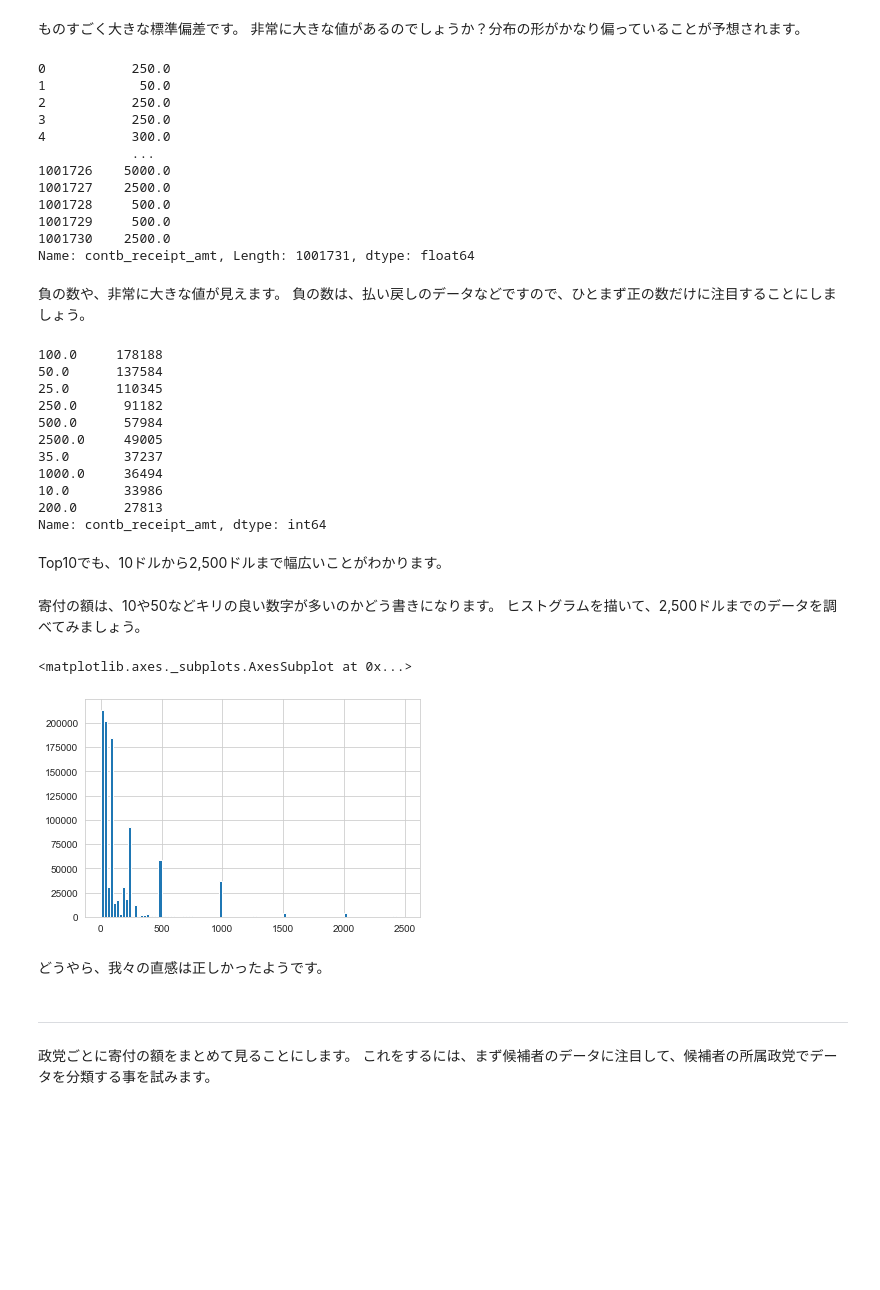
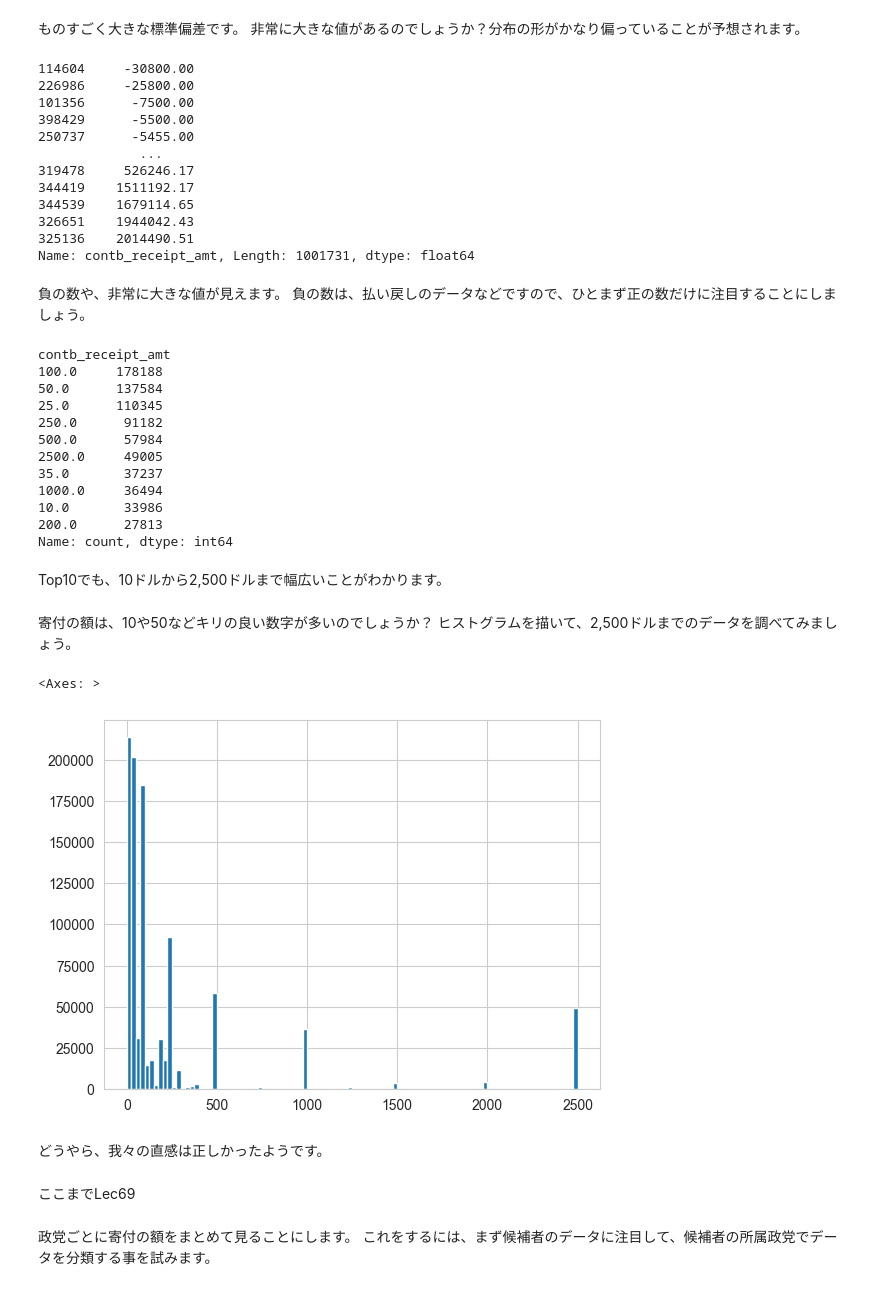
Before and after one commit to tsjshg/udemy-pyds, a Jupyter notebook: Lec66-70.ipynb, the cells around one changed output. Cells and saved outputs as stored; diff of their text form; code cells hidden in the pictures; blank space fills up the shorter version.

```diff
--- a/Lec66-70.ipynb
+++ b/Lec66-70.ipynb
@@ -374,37 +422,31 @@ print('寄付の平均は{:0.2f}ドルで、その標準偏差は{:0.2f}です
 top_donor = donor_df['contb_receipt_amt'].copy()
 
 # ソートしましょう。
-#top_donor.sort()
 top_donor.sort_values()
-
-top_donor
 # %% [output]
-0           250.0
-1            50.0
-2           250.0
-3           250.0
-4           300.0
-            ...
-1001726    5000.0
-1001727    2500.0
-1001728     500.0
-1001729     500.0
-1001730    2500.0
+114604     -30800.00
+226986     -25800.00
+101356      -7500.00
+398429      -5500.00
+250737      -5455.00
+             ...
+319478     526246.17
+344419    1511192.17
+344539    1679114.65
+326651    1944042.43
+325136    2014490.51
 Name: contb_receipt_amt, Length: 1001731, dtype: float64
 # %% [markdown]
 負の数や、非常に大きな値が見えます。
 負の数は、払い戻しのデータなどですので、ひとまず正の数だけに注目することにしましょう。
 # %%
 # 負の数を取り除きます。
-top_donor = top_donor[top_donor >0]
-
-# ソートします
-#top_donor.sort()
-top_donor.sort_values()
+top_donor = top_donor[top_donor > 0]
 
 # よく寄付される額Top10をみてみましょう。
 top_donor.value_counts().head(10)
 # %% [output]
+contb_receipt_amt
 100.0     178188
 50.0      137584
 25.0      110345
@@ -415,25 +457,25 @@ top_donor.value_counts().head(10)
 1000.0     36494
 10.0       33986
 200.0      27813
-Name: contb_receipt_amt, dtype: int64
+Name: count, dtype: int64
 # %% [markdown]
 Top10でも、10ドルから2,500ドルまで幅広いことがわかります。
 # %% [markdown]
-寄付の額は、10や50などキリの良い数字が多いのかどう書きになります。
+寄付の額は、10や50などキリの良い数字が多いのでしょうか？
 ヒストグラムを描いて、2,500ドルまでのデータを調べてみましょう。
 # %%
 # 2,500ドルまでの寄付のデータを取り出します。
-com_don = top_donor[top_donor < 2500]
+com_don = top_donor[top_donor <= 2500]
 
 # binを細かくして、キリのいい数字にピークがあるか、見てみましょう。
 com_don.hist(bins=100)
 # %% [output]
-<matplotlib.axes._subplots.AxesSubplot at 0x...>
+<Axes: >
-[figure, old version]
+[figure, new version]
 # %% [markdown]
 どうやら、我々の直感は正しかったようです。
-# %% [markdown]
-<hr>
+# %% [markdown]
+ここまでLec69
 # %% [markdown]
 政党ごとに寄付の額をまとめて見ることにします。
 これをするには、まず候補者のデータに注目して、候補者の所属政党でデータを分類する事を試みます。
```
Also changed, not shown: parts of 76 cells of this notebook, 3 other files.
